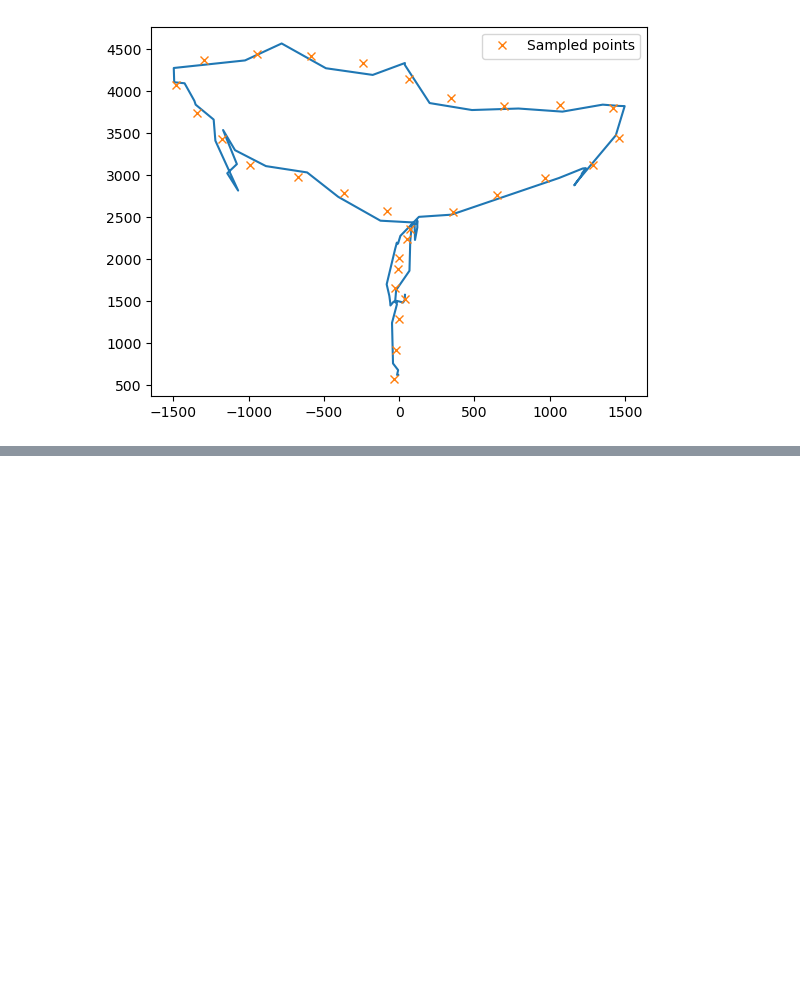
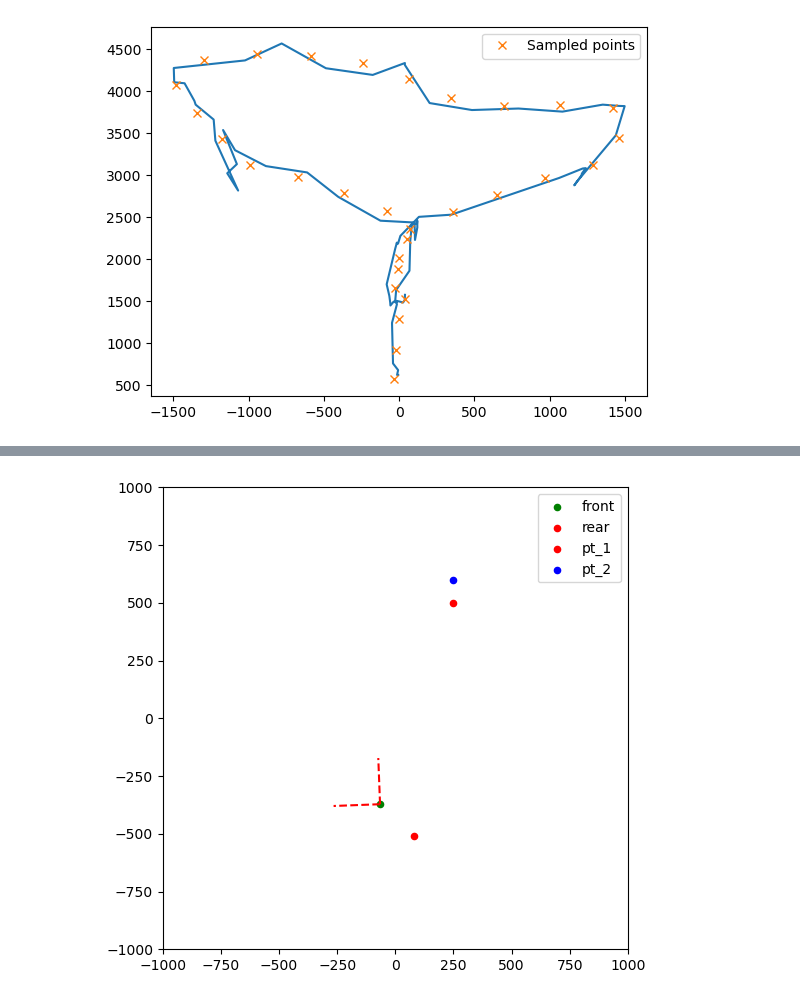
Before and after one commit to comtois-etienne/CSIE5047_Smart_Luggage, a Jupyter notebook: notebook.ipynb, the cells around one changed output, grey strips where cells are left out. Saved outputs shown, nothing was run; the diff lists cells and outputs as text; code cells hidden in the pictures; blank space fills up the shorter version.

```diff
--- a/notebook.ipynb
+++ b/notebook.ipynb
@@ -735,0 +748,97 @@ for i in range(len(s_data['x']) + 10):
+# %%
+import math
+import numpy as np
+
+class Vehicle:
+    def __init__(self, max_turn_angle, axle_len, max_speed, center=Point()):
+        self.max_turn_angle = np.radians(max_turn_angle)
+        self.axle_len = axle_len
+        self.max_speed = max_speed
+
+        self.speed = 0
+        self.wheel_angle = 0  # Radians
+        self.north_angle = 0  # Radians
+
+        self.center = center
+        self.update_axle_positions()
+
+    def set_speed(self, speed):
+        self.speed = min(speed, self.max_speed)
+
+    def set_wheel_angle(self, angle):
+        self.wheel_angle = np.radians(max(min(angle, np.degrees(self.max_turn_angle)), -np.degrees(self.max_turn_angle)))
+
+    def update_axle_positions(self):
+        half_axle_length = self.axle_len / 2
+        self.front = Point(self.center.x + half_axle_length * math.cos(self.north_angle),
+                           self.center.y + half_axle_length * math.sin(self.north_angle))
+        self.rear = Point(self.center.x - half_axle_length * math.cos(self.north_angle),
+                          self.center.y - half_axle_length * math.sin(self.north_angle))
+
+    def rotate_point_around_pivot(self, point, pivot, angle):
+        return pivot.rotate(angle, point)
+
+    def update_position(self, time):
+        # Calculate the new front wheel position
+        if self.wheel_angle != 0:
+            turn_radius = self.axle_len / np.tan(self.wheel_angle)
+            angle_change = self.speed / turn_radius * time
+        else:
+            angle_change = 0
+
+        # Update north_angle (radians) and move the vehicle forward
+        self.north_angle = (self.north_angle + angle_change) % (2 * np.pi)
+        move_direction = (self.north_angle + self.wheel_angle) % (2 * np.pi)
+        self.center.x += self.speed * math.cos(move_direction) * time
+        self.center.y += self.speed * math.sin(move_direction) * time
+
+        # Update the rear wheel position
+        self.rear.x = self.center.x - (self.axle_len / 2) * math.cos(self.north_angle)
+        self.rear.y = self.center.y - (self.axle_len / 2) * math.sin(self.north_angle)
+
+        # Update the front wheel position
+        self.front.x = self.center.x + (self.axle_len / 2) * math.cos(self.north_angle)
+        self.front.y = self.center.y + (self.axle_len / 2) * math.sin(self.north_angle)
+
+    def get_positions(self):
+        return self.rear, self.front, self.center, self.north_angle
+
+
+vehicle = Vehicle(max_turn_angle=30, axle_len=200, max_speed=2000, center=Point(0, 0))
+
+pt_1 = Point(500, 250)
+pt_2 = Point(100, 0) + pt_1
+
+for i in range(60):
+
+    vehicle.set_speed(50)
+    vehicle.set_wheel_angle(20)
+    vehicle.update_position(1)
+
+    clear_output(wait=True)
+
+    # plot properties
+    fig, ax = plt.subplots()
+    ax.set_ylim([-1000, 1000])
+    ax.set_xlim([-1000, 1000])
+    fig.set_figheight(6)
+    fig.set_figwidth(6)
+
+    vehicle.front.scatter(ax, color='g', size=20, label='front')
+    vehicle.rear.scatter(ax, color='r', size=20, label='rear')
+    fov = vehicle.front.copy()
+    fov.a = vehicle.rear.angle(vehicle.front)
+
+    # plot line from rear to front
+    # ax.plot([vehicle.rear.y, vehicle.front.y], [vehicle.rear.x, vehicle.front.x], color='k')
+    fov.plot(ax, color='r', fov=90, fov_len=200)
+
+    pt_1.scatter(ax, color='r', size=20, label='pt_1')
+    pt_2.scatter(ax, color='b', size=20, label='pt_2')
+
+    ax.legend()
+    plt.show()
+    # input()
+    plt.pause(0.05)
+# %% [output]
+[figure, added]
```
Also changed, not shown: parts of 3 cells of this notebook.
